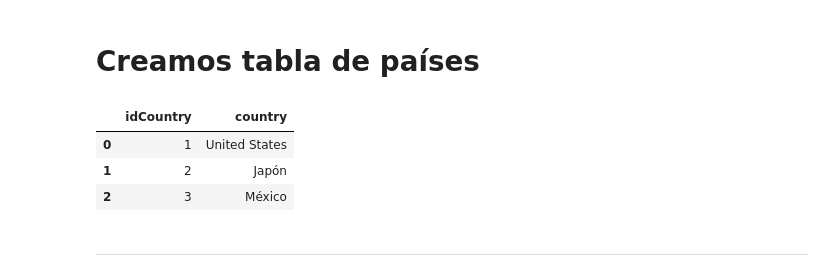
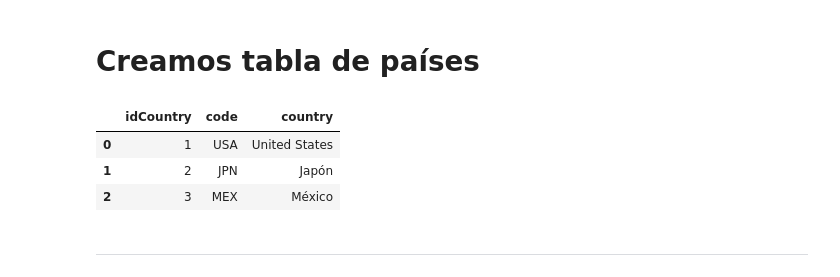
Before and after one commit to ReneRamosTrvn/alertas_sismicas, a Jupyter notebook: ETL.ipynb, the cells around one changed output. Drawn from its saved outputs; the diff is of its cells as text; code cells hidden in the pictures.

```diff
--- a/ETL.ipynb
+++ b/ETL.ipynb
@@ -189,16 +189,17 @@ df_global.to_parquet("Datasets/Usa_Jap_Mex/terremotos_global.parquet",compressio
 # %%
 # Creamos un diccionario con los países y los ID de cada uno para la normalización de la base de datos
 country = { "idCountry" : [1, 2, 3] ,
+            "code" : ["USA","JPN","MEX"],
              "country" : ["United States", "Japón", "México"]   }
 # Creamos un dataframe con estos datos
 df_country = pd.DataFrame(country)
 # Observamos
 df_country
 # %% [output]
-|  | idCountry | country |
-| 0 | 1 | United States |
-| 1 | 2 | Japón |
-| 2 | 3 | México |
+|  | idCountry | code | country |
+| 0 | 1 | USA | United States |
+| 1 | 2 | JPN | Japón |
+| 2 | 3 | MEX | México |
 # %%
 # Exportamos
 df_country.to_json("Datasets/Usa_Jap_Mex/países_id.json")
```
Also changed, not shown: parts of 50 cells of this notebook, 44 other files.
